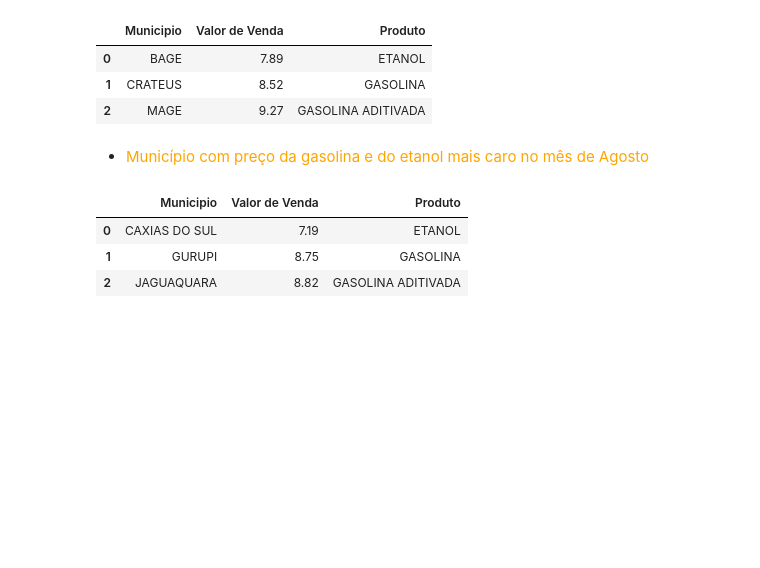
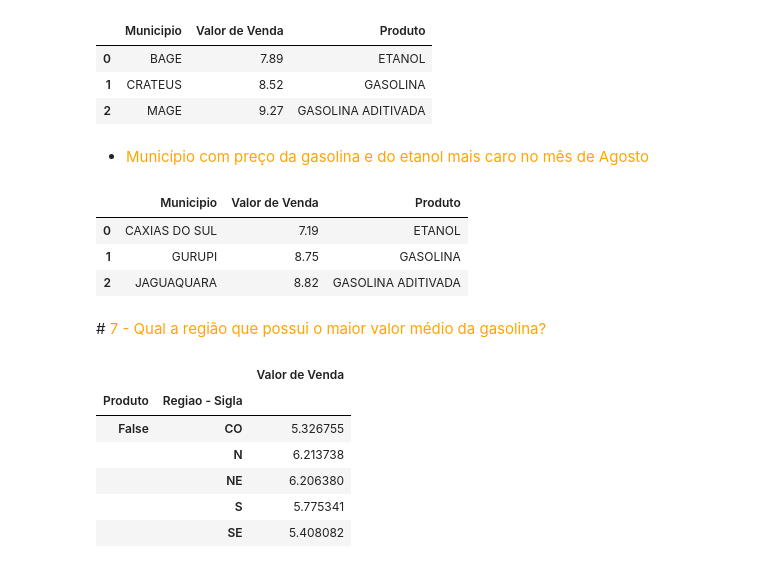
Before and after one commit to joaorosa2/analise_combustiveis_brasil, a Jupyter notebook: ProjetoM4.ipynb, the cells around one changed output. Cells and saved outputs as stored; diff of their text form; code cells hidden in the pictures; blank space fills up the shorter version.

```diff
--- a/ProjetoM4.ipynb
+++ b/ProjetoM4.ipynb
@@ -316,3 +316,5 @@ concatMins
 | 0 | CAXIAS DO SUL | 7.19 | ETANOL |
 | 1 | GURUPI | 8.75 | GASOLINA |
 | 2 | JAGUAQUARA | 8.82 | GASOLINA ADITIVADA |
+# %% [markdown]
+#<font color = orange> 7 - Qual a região que possui o maior valor médio da gasolina?
@@ -318,0 +325,12 @@ concatMins
+# %%
+#Média gasolina com base no mês de julho por região do Brasil
+mediaGasolinaRegiaoJulho = tabelaJulho[['Valor de Venda']].groupby([tabelaJulho['Produto'] == 'Gasolina', tabelaJulho['Regiao - Sigla']]).mean()
+mediaGasolinaRegiaoJulho
+# %% [output]
+|  |  | Valor de Venda |
+| Produto | Regiao - Sigla |  |
+| False | CO | 5.326755 |
+|  | N | 6.213738 |
+|  | NE | 6.206380 |
+|  | S | 5.775341 |
+|  | SE | 5.408082 |
```
Also changed, not shown: parts of 3 cells of this notebook.
